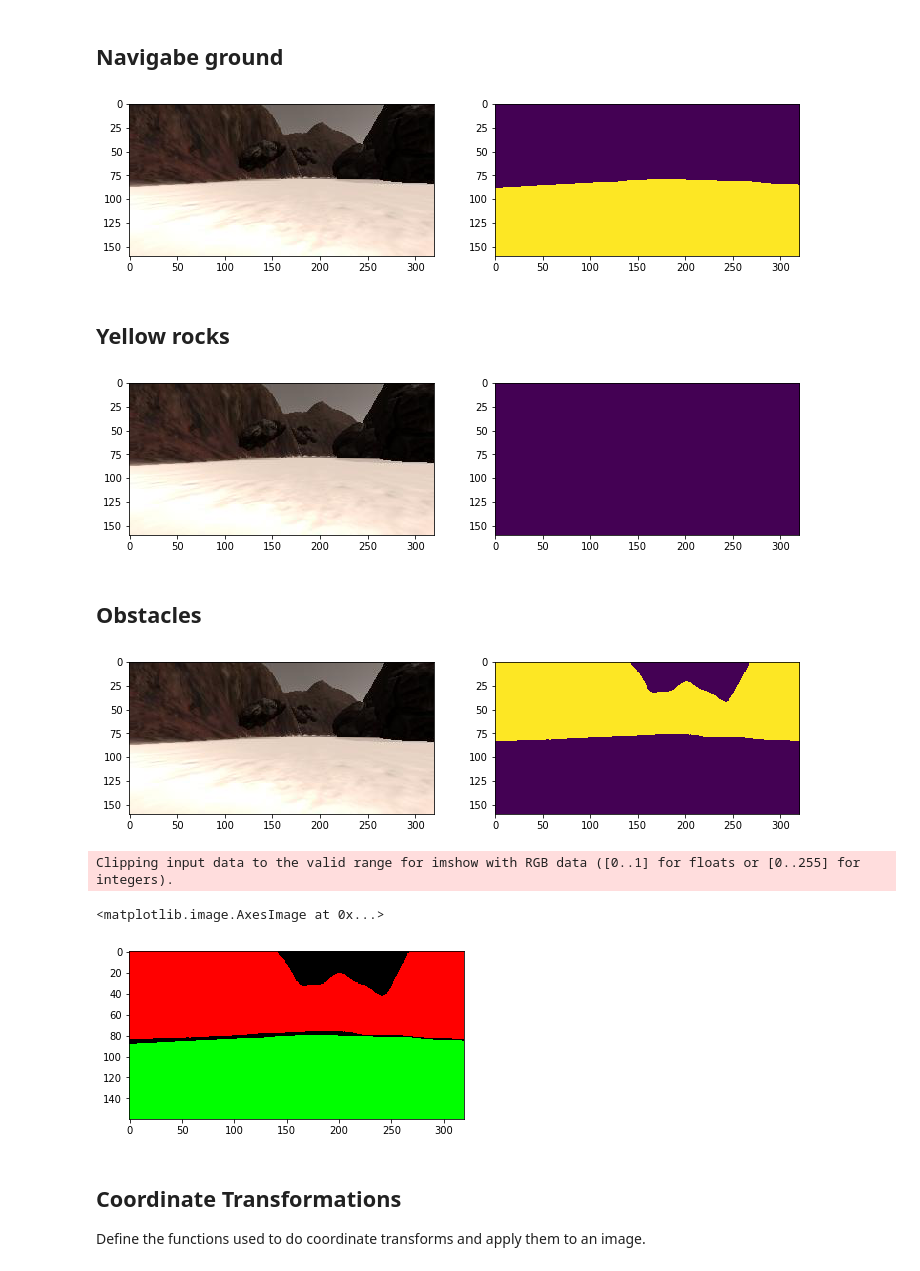
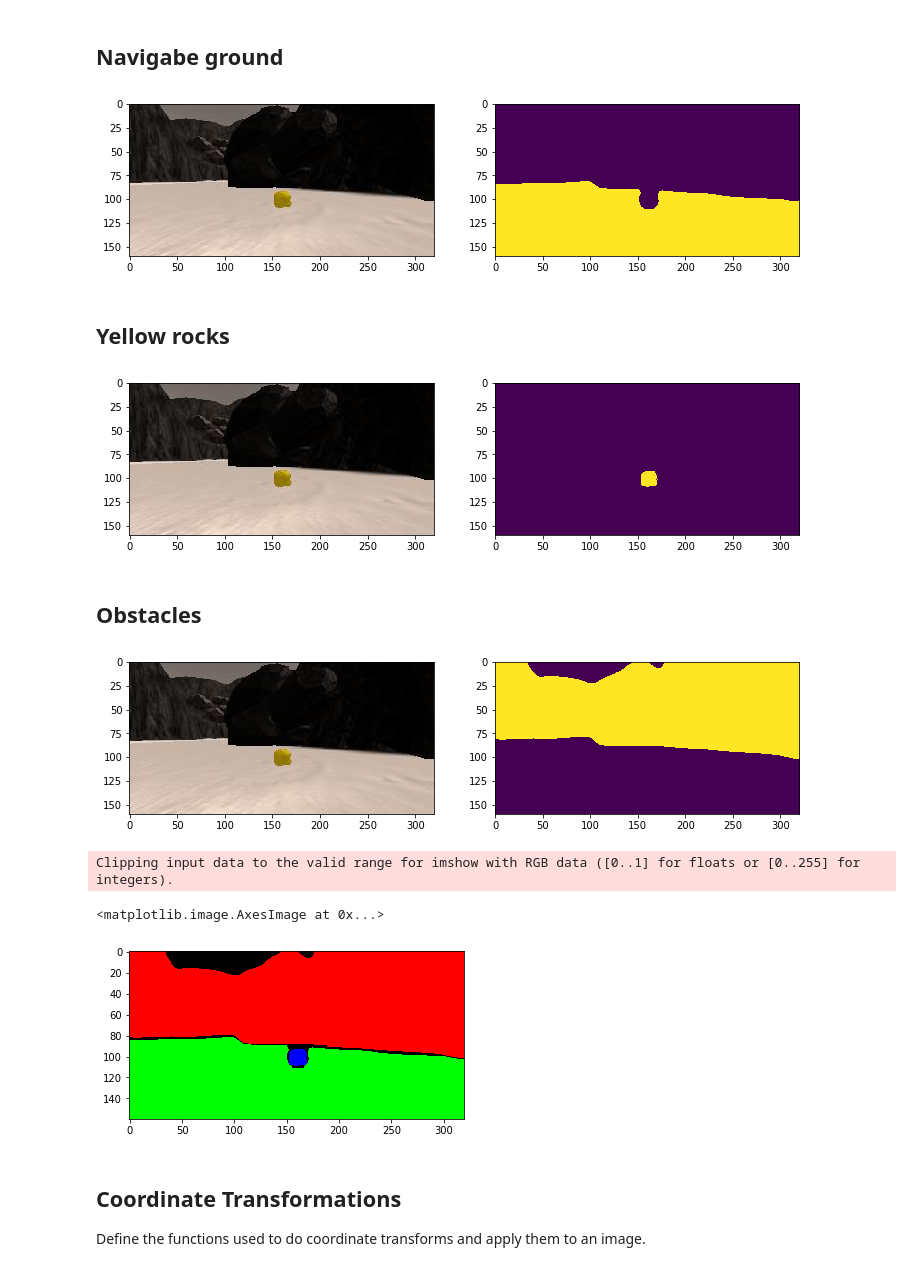
Before and after one commit to cwiz/RoboND-Rover-Project, a Jupyter notebook: code/Rover_Project_Test_Notebook.ipynb, the cells around one changed output. Saved outputs shown, nothing was run; the diff lists cells and outputs as text; code cells hidden in the pictures.

```diff
--- a/code/Rover_Project_Test_Notebook.ipynb
+++ b/code/Rover_Project_Test_Notebook.ipynb
@@ -182,26 +147,26 @@ def plot_processing_step1(img1, img2):
 ## Navigabe ground
 # %%
 idx = np.random.randint(0, len(img_list)-1)
-image = mpimg.imread(img_list[idx])
+image = rock_img #mpimg.imread(img_list[idx])
 
 ground = detect_ground(image)
 plot_processing_step1(image, ground)
 # %% [output]
-[figure, old version]
+[figure, new version]
 # %% [markdown]
 ## Yellow rocks
 # %%
 yellow_stone = detect_yellow_stone(image)
 plot_processing_step1(image, yellow_stone)
 # %% [output]
-[figure, old version]
+[figure, new version]
 # %% [markdown]
 ## Obstacles
 # %%
 obstacles = detect_obstacles(image)
 plot_processing_step1(image, obstacles)
 # %% [output]
-[figure, old version]
+[figure, new version]
 # %%
 vision_image = np.zeros((160, 320, 3))
 vision_image[:,:,0] = obstacles * 255
@@ -212,7 +177,7 @@ plt.imshow(vision_image)
 # %% [output]
 Clipping input data to the valid range for imshow with RGB data ([0..1] for floats or [0..255] for integers).
 <matplotlib.image.AxesImage at 0x...>
-[figure, old version]
+[figure, new version]
 # %% [markdown]
 ## Coordinate Transformations
 Define the functions used to do coordinate transforms and apply them to an image.
```
Also changed, not shown: parts of 6 cells of this notebook, 7 other files.
